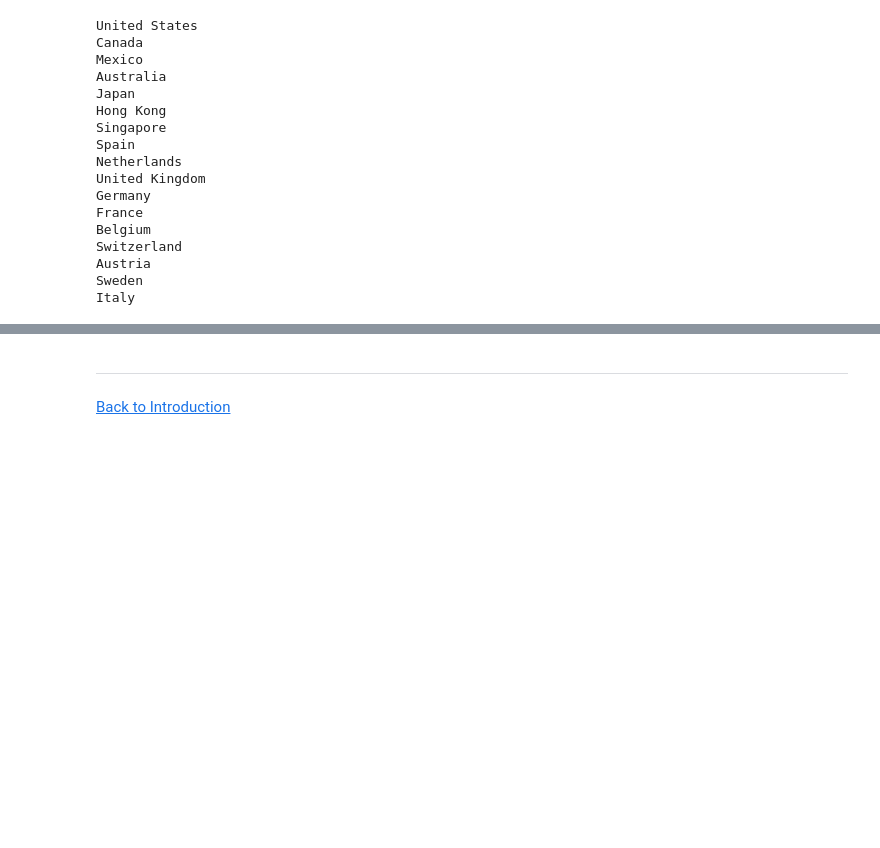
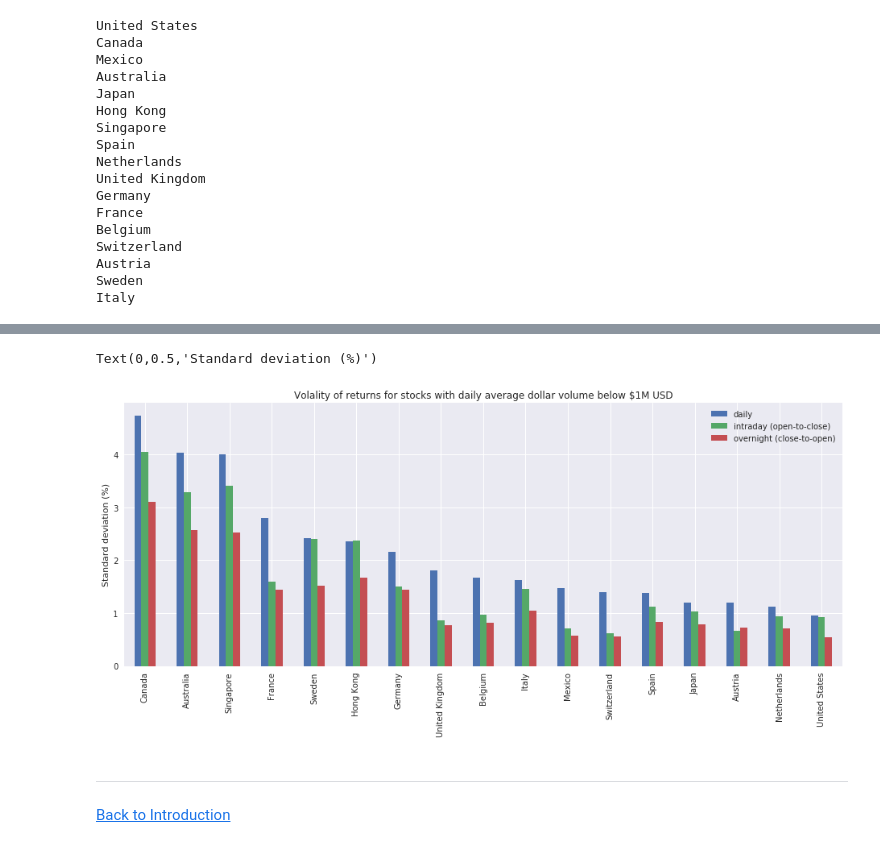
Before and after one commit to quantrocket-codeload/global-market-profiles, a Jupyter notebook: global_market_profiles/Volatility.ipynb, the cells around one changed output, grey strips where cells are left out. Saved outputs shown, nothing was run; the diff lists cells and outputs as text; code cells hidden in the pictures; blank space fills up the shorter version.

```diff
--- a/global_market_profiles/Volatility.ipynb
+++ b/global_market_profiles/Volatility.ipynb
@@ -172,0 +179,9 @@ ax.set_ylabel("Standard deviation (%)")
+# %%
+volatilities = {}
+start_date = "2018-01-01"
+
+for db, country in countries:
+    print(country)
+    volatilities[country] = get_std(db, start_date, max_dollar_volume=1000000)
+
+volatilities = pd.DataFrame(volatilities).T * 100
@@ -173,3 +206,9 @@ ax.set_ylabel("Standard deviation (%)")
+# %%
+ax = volatilities.drop("monthly", axis=1).sort_values("daily", ascending=False).plot(kind="bar", title="Volality of returns for stocks with daily average dollar volume below $1M USD", figsize=(16,6))
+ax.set_ylabel("Standard deviation (%)")
+# %% [output]
+Text(0,0.5,'Standard deviation (%)')
+[figure, added]
 # %% [markdown]
 ***
 
```
Also changed, not shown: parts of 8 cells of this notebook.
